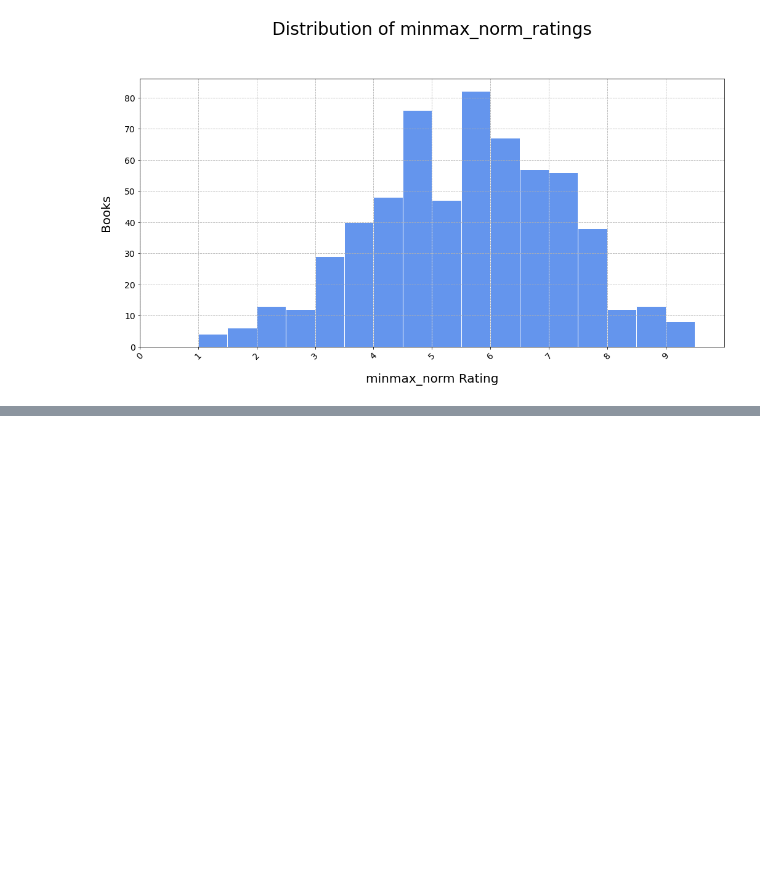
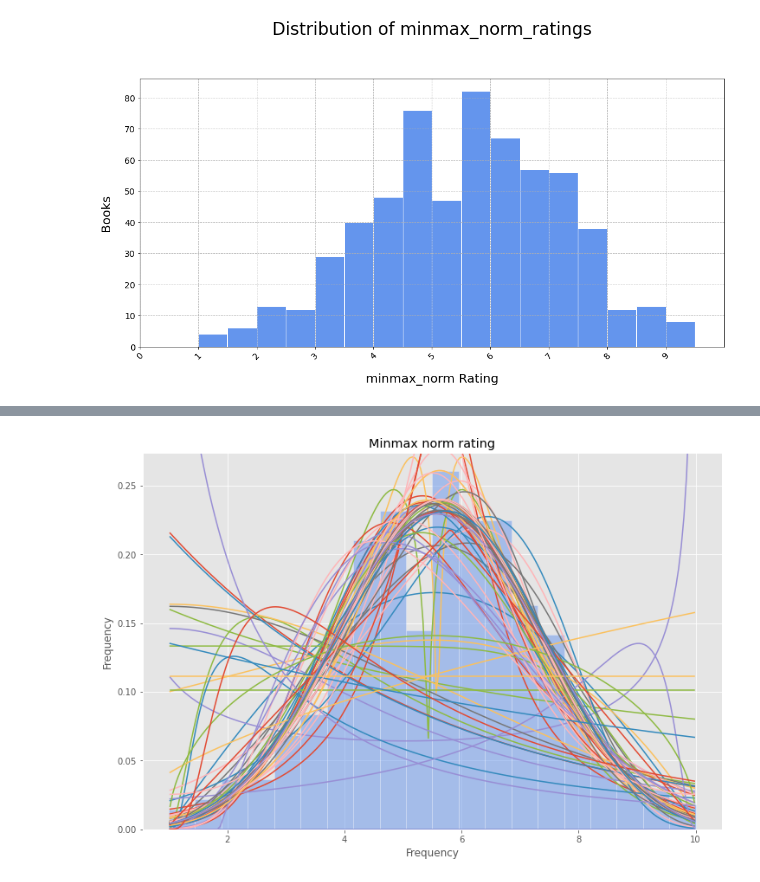
Before and after one commit to Deniz-shelby/goodreads_webscrap, a Jupyter notebook: analyse_data.ipynb, the cells around one changed output, grey strips where cells are left out. Saved outputs shown, nothing was run; the diff lists cells and outputs as text; code cells hidden in the pictures; blank space fills up the shorter version.

```diff
--- a/analyse_data.ipynb
+++ b/analyse_data.ipynb
@@ -217,0 +215,91 @@ plt.show()
+# %%
+
+
+matplotlib.rcParams['figure.figsize'] = (18, 10)
+matplotlib.style.use('ggplot')
+
+# Create models from data
+def best_fit_distribution(data, bins=200, ax=None):
+    """Model data by finding best fit distribution to data"""
+    # Get histogram of original data
+    y, x = np.histogram(data, bins=bins, density=True)
+    x = (x + np.roll(x, -1))[:-1] / 2.0
+
+    # Distributions to check
+    DISTRIBUTIONS = [
+        st.alpha,st.anglit,st.arcsine,st.beta,st.betaprime,st.bradford,st.burr,st.cauchy,st.chi,st.chi2,st.cosine,
+        st.dgamma,st.dweibull,st.erlang,st.expon,st.exponnorm,st.exponweib,st.exponpow,st.f,st.fatiguelife,st.fisk,
+        #st.foldcauchy,st.foldnorm,st.frechet_r,st.frechet_l,st.genlogistic,st.genpareto,st.gennorm,st.genexpon,
+        st.genextreme,st.gausshyper,st.gamma,st.gengamma,st.genhalflogistic,st.gilbrat,st.gompertz,st.gumbel_r,
+        st.gumbel_l,st.halfcauchy,st.halflogistic,st.halfnorm,st.halfgennorm,st.hypsecant,st.invgamma,st.invgauss,
+        st.invweibull,st.johnsonsb,st.johnsonsu,st.ksone,st.kstwobign,st.laplace,st.levy,st.levy_l,st.levy_stable,
+        st.logistic,st.loggamma,st.loglaplace,st.lognorm,st.lomax,st.maxwell,st.mielke,st.nakagami,st.ncx2,st.ncf,
+        st.nct,st.norm,st.pareto,st.pearson3,st.powerlaw,st.powerlognorm,st.powernorm,st.rdist,st.reciprocal,
+        st.rayleigh,st.rice,st.recipinvgauss,st.semicircular,st.t,st.triang,st.truncexpon,st.truncnorm,st.tukeylambda,
+        st.uniform,st.vonmises,st.vonmises_line,st.wald,st.weibull_min,st.weibull_max,st.wrapcauchy
+    ]
+
+    # Best holders
+    best_distribution = st.norm
+    best_params = (0.0, 1.0)
+    best_sse = np.inf
+
+    # Estimate distribution parameters from data
+    for distribution in DISTRIBUTIONS:
+
+        # Try to fit the distribution
+        try:
+            # Ignore warnings from data that can't be fit
+            with warnings.catch_warnings():
+                warnings.filterwarnings('ignore')
+
+                # fit dist to data
+                params = distribution.fit(data)
+
+                # Separate parts of parameters
+                arg = params[:-2]
+                loc = params[-2]
+                scale = params[-1]
+
+                # Calculate fitted PDF and error with fit in distribution
+                pdf = distribution.pdf(x, loc=loc, scale=scale, *arg)
+                sse = np.sum(np.power(y - pdf, 2.0))
+
+                # if axis pass in add to plot
+                try:
+                    if ax:
+                        pd.Series(pdf, x).plot(ax=ax)
+                    end
+                except Exception:
+                    pass
+
+                # identify if this distribution is better
+                if best_sse > sse > 0:
+                    best_distribution = distribution
+                    best_params = params
+                    best_sse = sse
+
+        except Exception:
+            pass
+
+    return (best_distribution.name, best_params)
+
+def make_pdf(dist, params, size=10000):
+    """Generate distributions's Probability Distribution Function """
+
+    # Separate parts of parameters
+    arg = params[:-2]
+    loc = params[-2]
+    scale = params[-1]
+
+    # Get sane start and end points of distribution
+    start = dist.ppf(0.01, *arg, loc=loc, scale=scale) if arg else dist.ppf(0.01, loc=loc, scale=scale)
+    end = dist.ppf(0.99, *arg, loc=loc, scale=scale) if arg else dist.ppf(0.99, loc=loc, scale=scale)
+
+    # Build PDF and turn into pandas Series
+    x = np.linspace(start, end, size)
+    y = dist.pdf(x, loc=loc, scale=scale, *arg)
+    pdf = pd.Series(y, x)
+
+    return pdf
+# %% [output]
@@ -217,0 +307 @@ plt.show()
+[figure, added]
```
Also changed, not shown: parts of 14 cells of this notebook.
